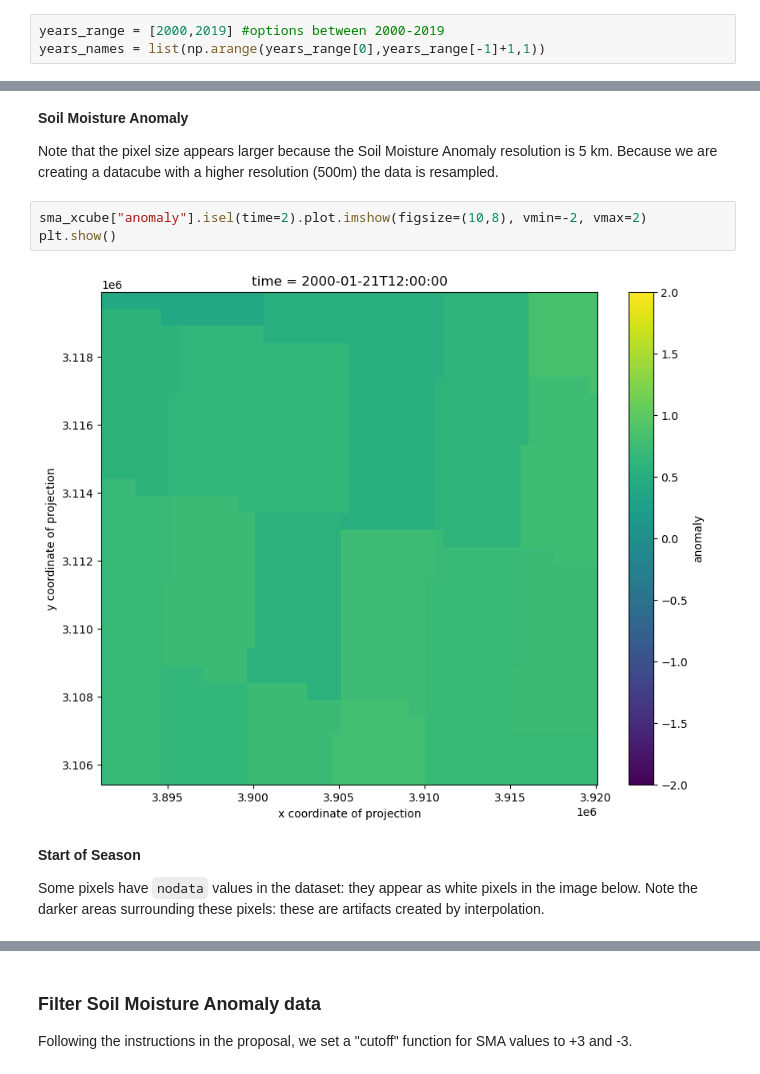
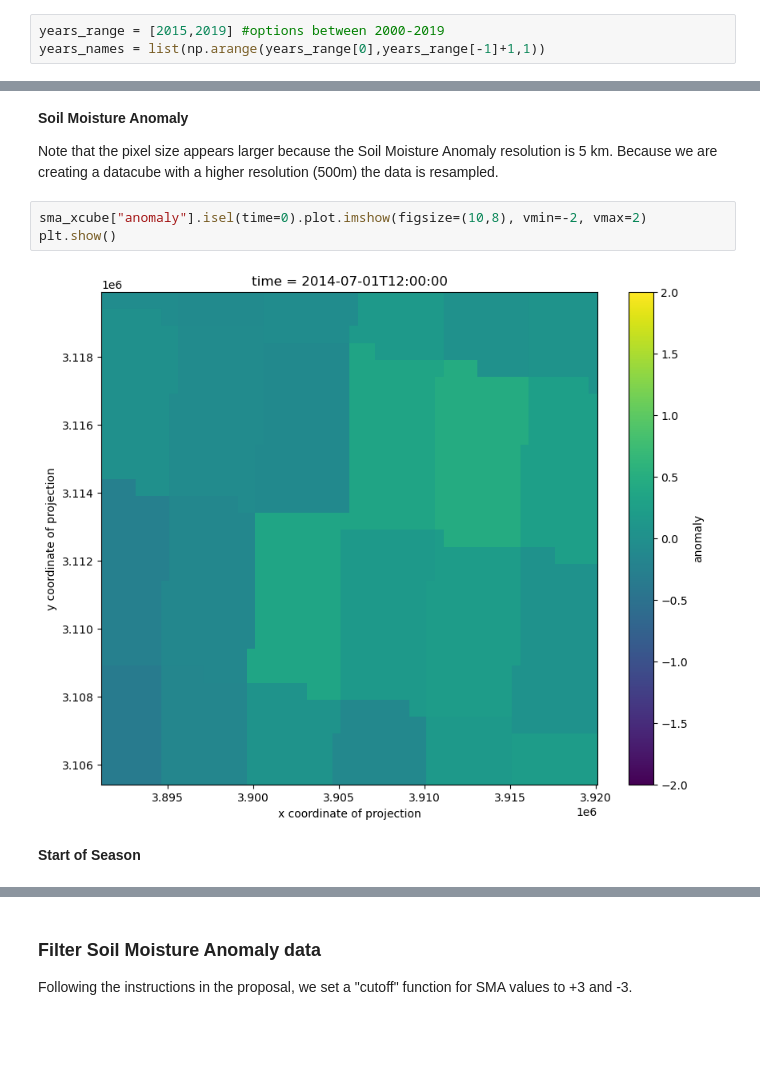
Before and after one commit to VITObelgium/HR-VPP-High-Resolution-Vegetation-Phenology-and-Productivity, a Jupyter notebook: scripts/usecases/notebooks/HR-VPP_drought_usecase.ipynb, the cells around one changed output, grey strips where cells are left out. Cells and saved outputs as stored; diff of their text form; blank space fills up the shorter version.

```diff
--- a/scripts/usecases/notebooks/HR-VPP_drought_usecase.ipynb
+++ b/scripts/usecases/notebooks/HR-VPP_drought_usecase.ipynb
@@ -171,7 +171,7 @@ EEA_timesat_collection = "e541af9d-a9f4-4aba-8952-e5d2a73fcb0d"
 
 Below the user should define for which years, the cubes should be generated to perform the drought monitoring.
 # %%
-years_range = [2000,2019] #options between 2000-2019
+years_range = [2015,2019] #options between 2000-2019
 years_names = list(np.arange(years_range[0],years_range[-1]+1,1))
 # %% [markdown]
 # Section 1: xcube <a id='xcube'></a>
@@ -265,12 +265,10 @@ In the next three cells the first time slice of the datasets are plotted for vis
 
 Note that the pixel size appears larger because the Soil Moisture Anomaly resolution is 5 km. Because we are creating a datacube with a higher resolution (500m) the data is resampled.
 # %%
-sma_xcube["anomaly"].isel(time=2).plot.imshow(figsize=(10,8), vmin=-2, vmax=2)
+sma_xcube["anomaly"].isel(time=0).plot.imshow(figsize=(10,8), vmin=-2, vmax=2)
 plt.show()
 # %% [output]
-[figure, old version]
+[figure, new version]
 # %% [markdown]
 **Start of Season**
-
-Some pixels have `nodata` values in the dataset: they appear as white pixels in the image below. Note the darker areas surrounding these pixels: these are artifacts created by interpolation.
 # %%
```
Also changed, not shown: parts of 28 cells of this notebook.
